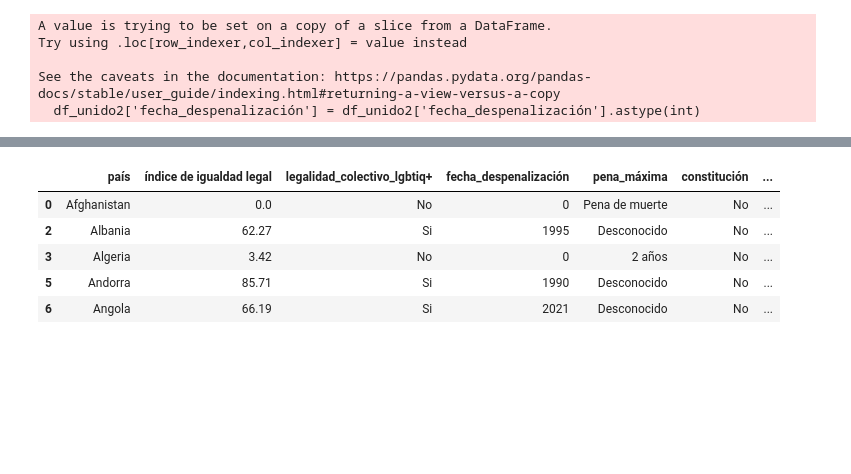
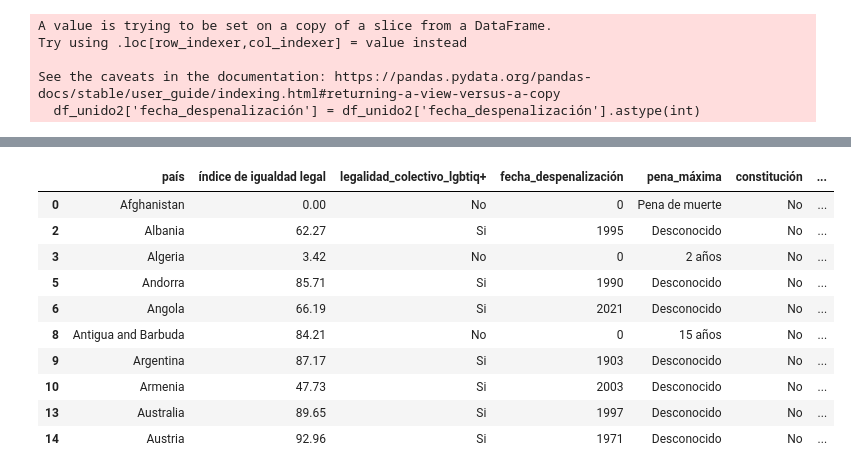
Before and after one commit to ArianaPapantonio/proyecto-da-promo-k-modulo-4-team-3, a Jupyter notebook: DF_1_FASE_EDA.ipynb, the cells around one changed output, grey strips where cells are left out. Drawn from its saved outputs; the diff is of its cells as text; code cells hidden in the pictures; blank space fills up the shorter version.

Commit message:
Update Eda dataframe1

```diff
--- a/FASE_EDA.ipynb
+++ b/DF_1_FASE_EDA.ipynb
@@ -399,6 +399,7 @@ no_paises = [
     "North America",
     "Oceania",
     "Pitcairn Islands (UK)",
+    "North. Mariana Is. (USA)",
     "Puerto Rico (USA)",
     "Reunion (FR)",
     "Saba (NL)",
@@ -835,0 +853,23 @@ for pais, ano in despenalizacion.items():
+# %%
+# PARA PODER PASAR LA COLUMNA A FLOAT, LE PEDÍ A CHAT QUE ME DIJERA LA INFO DE LOS PAISES FALTANTES, PORQ NO ME DEJABA CON 'Unknown'
+indice = {
+    'Bosnia & Herzegovina': 30,
+    'Brunei Darussalam': 0,
+    'Cabo Verde': 50,
+    'Czech Republic': 80,
+    'Côte d\'Ivoire': 50,
+    'Kosovo': 40,
+    'Micronesia': 60,
+    'Palestine': 10,
+    'Saint Kitts & Nevis': 10,
+    'Saint Vinc. & the Gren.': 20,
+    'Sao Tome & Principe': 60,
+    'Vatican City': 0}
+
+
+# Reemplazar los valores 'Unknown' en 'índice de igualdad legal' con los años del diccionario
+for pais, ind in indice.items():
+    df_unido2.loc[(df_unido2['país'] == pais) & (df_unido2['índice de igualdad legal'] == 'Unknown'), 'índice de igualdad legal'] = ind
+# %%
+# Cambiamos el tipo de datos de la columna "índice de igualdad legal"
+df_unido2['índice de igualdad legal'] = df_unido2['índice de igualdad legal'].astype(float)
@@ -864,10 +909,15 @@ año_actualización_datos         int64
 dtype: object
 # %%
-df_unido2.head()
+df_unido2.head(10)
 # %% [output]
 |  | país | índice de igualdad legal | legalidad_colectivo_lgbtiq+ | fecha_despenalización | pena_máxima | constitución | ... |
-| 0 | Afghanistan | 0.0 | No | 0 | Pena de muerte | No | ... |
+| 0 | Afghanistan | 0.00 | No | 0 | Pena de muerte | No | ... |
 | 2 | Albania | 62.27 | Si | 1995 | Desconocido | No | ... |
 | 3 | Algeria | 3.42 | No | 0 | 2 años | No | ... |
 | 5 | Andorra | 85.71 | Si | 1990 | Desconocido | No | ... |
 | 6 | Angola | 66.19 | Si | 2021 | Desconocido | No | ... |
+| 8 | Antigua and Barbuda | 84.21 | No | 0 | 15 años | No | ... |
+| 9 | Argentina | 87.17 | Si | 1903 | Desconocido | No | ... |
+| 10 | Armenia | 47.73 | Si | 2003 | Desconocido | No | ... |
+| 13 | Australia | 89.65 | Si | 1997 | Desconocido | No | ... |
+| 14 | Austria | 92.96 | Si | 1971 | Desconocido | No | ... |
```
Also changed, not shown: parts of 12 cells of this notebook.
